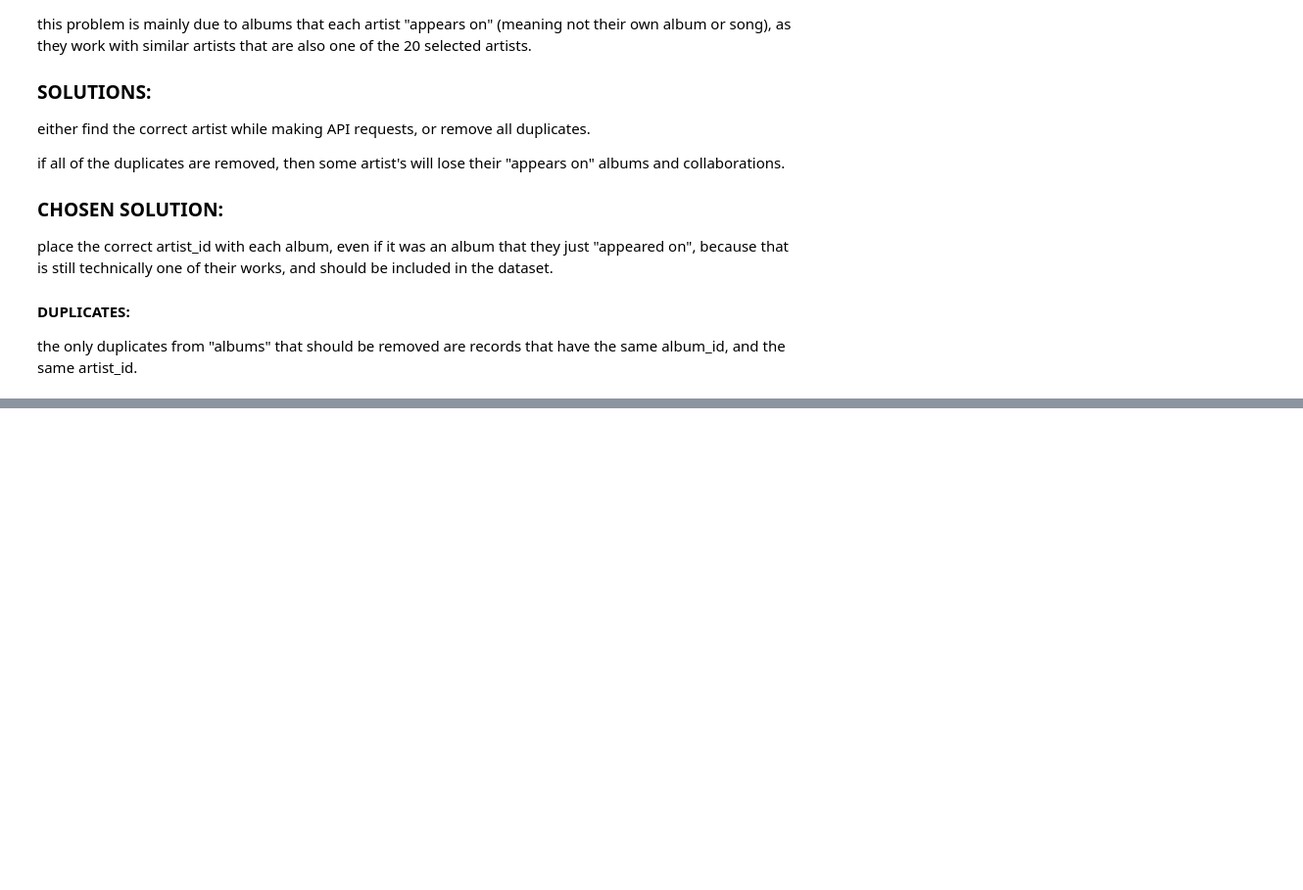
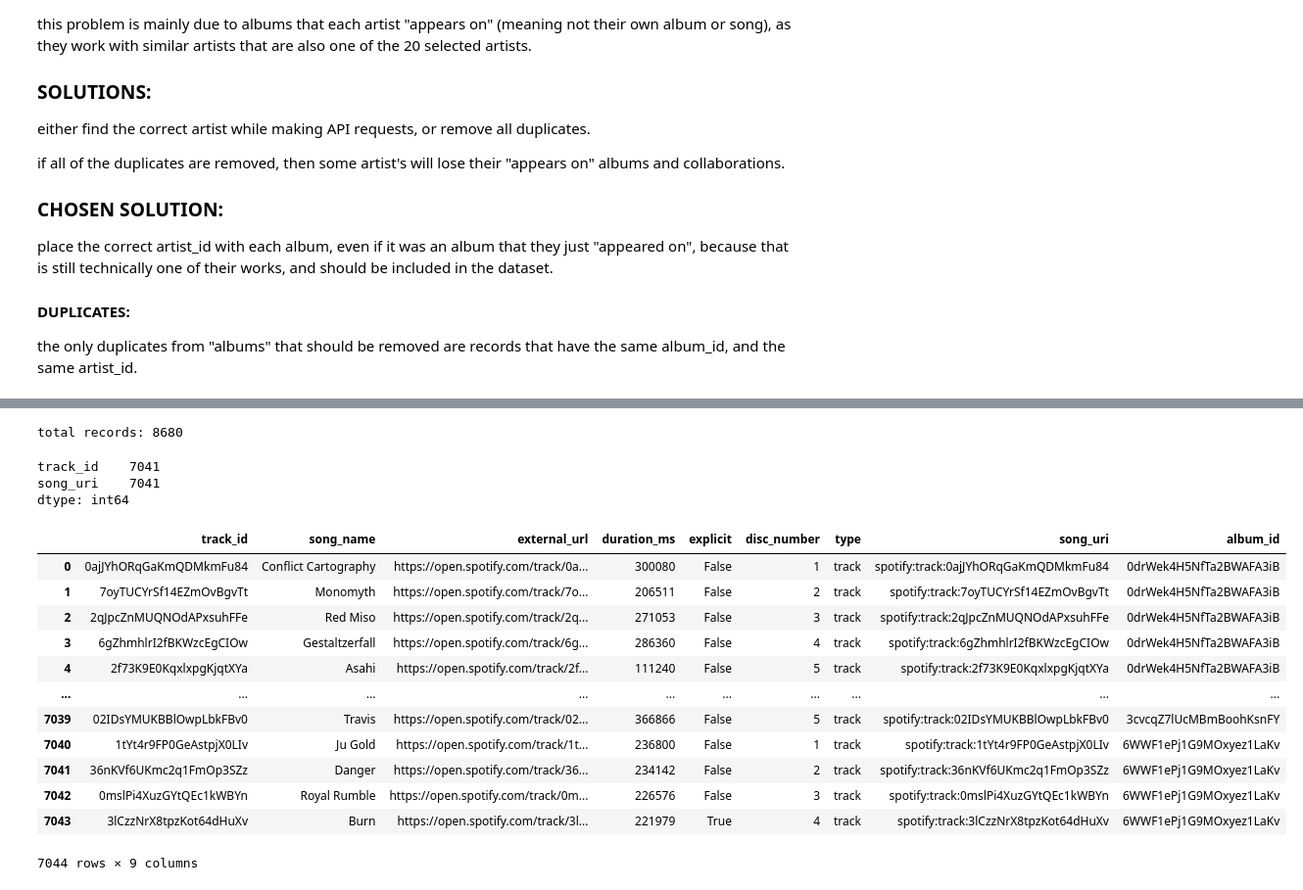
Before and after one commit to nick-esqueda/vanguard_de_project, a Jupyter notebook: transformations.ipynb, the cells around one changed output, grey strips where cells are left out. Shown: that part at 98% size. Cells and saved outputs as stored; diff of their text form; code cells hidden in the pictures; blank space fills up the shorter version.

Commit message:
removed track duplicates

```diff
--- a/transformations.ipynb
+++ b/transformations.ipynb
@@ -319,0 +312,26 @@ dtype: int64
+# %%
+print("total records:", tracks.shape[0])
+tracks[["track_id", "song_uri"]].nunique()
+# %% [output]
+total records: 8680
+track_id    7041
+song_uri    7041
+dtype: int64
+# %%
+tracks.drop_duplicates(ignore_index=True, inplace=True)
+# %%
+tracks
+# %% [output]
+|  | track_id | song_name | external_url | duration_ms | explicit | disc_number | type | song_uri | album_id |
+| 0 | 0ajJYhORqGaKmQDMkmFu84 | Conflict Cartography | https://open.spotify.com/track/0a... | 300080 | False | 1 | track | spotify:track:0ajJYhORqGaKmQDMkmFu84 | 0drWek4H5NfTa2BWAFA3iB |
+| 1 | 7oyTUCYrSf14EZmOvBgvTt | Monomyth | https://open.spotify.com/track/7o... | 206511 | False | 2 | track | spotify:track:7oyTUCYrSf14EZmOvBgvTt | 0drWek4H5NfTa2BWAFA3iB |
+| 2 | 2qJpcZnMUQNOdAPxsuhFFe | Red Miso | https://open.spotify.com/track/2q... | 271053 | False | 3 | track | spotify:track:2qJpcZnMUQNOdAPxsuhFFe | 0drWek4H5NfTa2BWAFA3iB |
+| 3 | 6gZhmhlrI2fBKWzcEgCIOw | Gestaltzerfall | https://open.spotify.com/track/6g... | 286360 | False | 4 | track | spotify:track:6gZhmhlrI2fBKWzcEgCIOw | 0drWek4H5NfTa2BWAFA3iB |
+| 4 | 2f73K9E0KqxlxpgKjqtXYa | Asahi | https://open.spotify.com/track/2f... | 111240 | False | 5 | track | spotify:track:2f73K9E0KqxlxpgKjqtXYa | 0drWek4H5NfTa2BWAFA3iB |
+| ... | ... | ... | ... | ... | ... | ... | ... | ... | ... |
+| 7039 | 02IDsYMUKBBlOwpLbkFBv0 | Travis | https://open.spotify.com/track/02... | 366866 | False | 5 | track | spotify:track:02IDsYMUKBBlOwpLbkFBv0 | 3cvcqZ7lUcMBmBoohKsnFY |
+| 7040 | 1tYt4r9FP0GeAstpjX0LIv | Ju Gold | https://open.spotify.com/track/1t... | 236800 | False | 1 | track | spotify:track:1tYt4r9FP0GeAstpjX0LIv | 6WWF1ePj1G9MOxyez1LaKv |
+| 7041 | 36nKVf6UKmc2q1FmOp3SZz | Danger | https://open.spotify.com/track/36... | 234142 | False | 2 | track | spotify:track:36nKVf6UKmc2q1FmOp3SZz | 6WWF1ePj1G9MOxyez1LaKv |
+| 7042 | 0mslPi4XuzGYtQEc1kWBYn | Royal Rumble | https://open.spotify.com/track/0m... | 226576 | False | 3 | track | spotify:track:0mslPi4XuzGYtQEc1kWBYn | 6WWF1ePj1G9MOxyez1LaKv |
+| 7043 | 3lCzzNrX8tpzKot64dHuXv | Burn | https://open.spotify.com/track/3l... | 221979 | True | 4 | track | spotify:track:3lCzzNrX8tpzKot64dHuXv | 6WWF1ePj1G9MOxyez1LaKv |
+7044 rows × 9 columns
```
Also changed, not shown: parts of 5 cells of this notebook.
